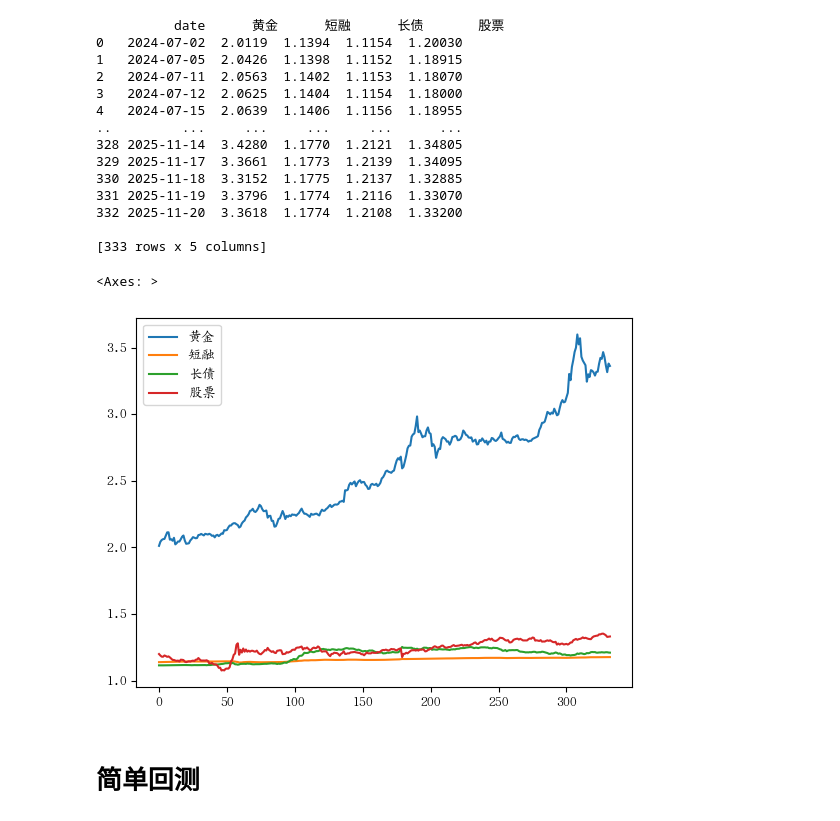
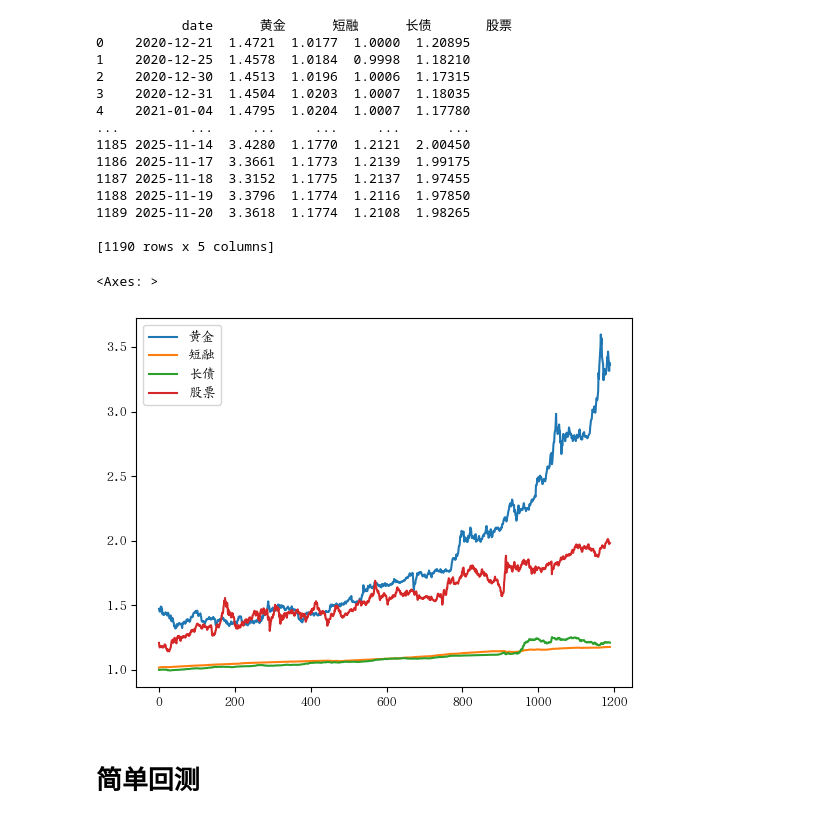
Before and after one commit to 255-1/stock_analyze, a Jupyter notebook: month_scipt.ipynb, the cells around one changed output. Saved outputs shown, nothing was run; the diff lists cells and outputs as text; code cells hidden in the pictures.

```diff
--- a/month_scipt.ipynb
+++ b/month_scipt.ipynb
@@ -66,7 +66,7 @@ def get_data():
     d2 = ak.fund_open_fund_info_em(symbol="010309", indicator="累计净值走势").rename(columns={'净值日期': 'date', '累计净值': 'price'})
     #股票
     d3 = ak.fund_open_fund_info_em(symbol="009051", indicator="累计净值走势").rename(columns={'净值日期': 'date', '累计净值': 'price'})
-    d4 = ak.fund_open_fund_info_em(symbol="021482", indicator="累计净值走势").rename(columns={'净值日期': 'date', '累计净值': 'price'})
+    d4 = ak.fund_open_fund_info_em(symbol="512890", indicator="累计净值走势").rename(columns={'净值日期': 'date', '累计净值': 'price'})
     stock = merge_fund_data_by_date(d3, d4)
     # d3 = ak.fund_open_fund_info_em(symbol="110026", indicator="累计净值走势").rename(columns={'净值日期': 'date', '累计净值': 'price'})
     # d4 = ak.fund_open_fund_info_em(symbol="001051", indicator="累计净值走势").rename(columns={'净值日期': 'date', '累计净值': 'price'})
@@ -86,47 +86,47 @@ def get_data():
 #     cash = ak.fund_open_fund_info_em(symbol="000128", indicator="累计净值走势").rename(columns={'净值日期': 'date', '累计净值': 'price'}) #短融现金储备不能改
 #     d2 = ak.fund_open_fund_info_em(symbol="003376", indicator="累计净值走势").rename(columns={'净值日期': 'date', '累计净值': 'price'})
 #     d7 = pd.read_csv('./btc_daily_nav_2016_to_now.csv')
 #     d7['date'] = pd.to_datetime(d7['date']).dt.date
 #     d1['date'] = pd.to_datetime(d1['date']).dt.date
 #     cash['date'] = pd.to_datetime(cash['date']).dt.date
 #     d2['date'] = pd.to_datetime(d2['date']).dt.date
 #     dataframes = [d1, cash, d2, d7]
 #     merged_data = reduce(lambda left, right: left.merge(right, on='date', how='inner', suffixes=('', '_right')), dataframes)
 #     merged_data.columns = ['date', '黄金', '短融', '长债', '股票']
 #     # 如果需要，可以将日期列转换回datetime类型
 #     merged_data['date'] = pd.to_datetime(merged_data['date'])
 #     return merged_data
 merged_data = get_data()
 start_year = 2018
 start_month = 4
 first_date = merged_data['date'].iloc[0]
 if first_date.month == 12:
     start_year = first_date.year + 1
     start_month = 1
 else:
     start_year = first_date.year
     start_month = first_date.month + 1
 end_year = datetime.now().year
 end_month = datetime.now().month
 print(merged_data)
 merged_data[['黄金', '短融', '长债', '股票']].plot()
 # %% [output]
-          date      黄金      短融      长债       股票
-0   2024-07-02  2.0119  1.1394  1.1154  1.20030
-1   2024-07-05  2.0426  1.1398  1.1152  1.18915
-2   2024-07-11  2.0563  1.1402  1.1153  1.18070
-3   2024-07-12  2.0625  1.1404  1.1154  1.18000
-4   2024-07-15  2.0639  1.1406  1.1156  1.18955
-..         ...     ...     ...     ...      ...
-328 2025-11-14  3.4280  1.1770  1.2121  1.34805
-329 2025-11-17  3.3661  1.1773  1.2139  1.34095
-330 2025-11-18  3.3152  1.1775  1.2137  1.32885
-331 2025-11-19  3.3796  1.1774  1.2116  1.33070
-332 2025-11-20  3.3618  1.1774  1.2108  1.33200
+           date      黄金      短融      长债       股票
+0    2020-12-21  1.4721  1.0177  1.0000  1.20895
+1    2020-12-25  1.4578  1.0184  0.9998  1.18210
+2    2020-12-30  1.4513  1.0196  1.0006  1.17315
+3    2020-12-31  1.4504  1.0203  1.0007  1.18035
+4    2021-01-04  1.4795  1.0204  1.0007  1.17780
+...         ...     ...     ...     ...      ...
+1185 2025-11-14  3.4280  1.1770  1.2121  2.00450
+1186 2025-11-17  3.3661  1.1773  1.2139  1.99175
+1187 2025-11-18  3.3152  1.1775  1.2137  1.97455
+1188 2025-11-19  3.3796  1.1774  1.2116  1.97850
+1189 2025-11-20  3.3618  1.1774  1.2108  1.98265
 
-[333 rows x 5 columns]
+[1190 rows x 5 columns]
 <Axes: >
-[figure, old version]
+[figure, new version]
 # %%
 def equal_risk(current_price, see_months=3, invest_amount=10000):
     merged_data = get_data()
```
Also changed, not shown: parts of 2 cells of this notebook, 1 other file.
